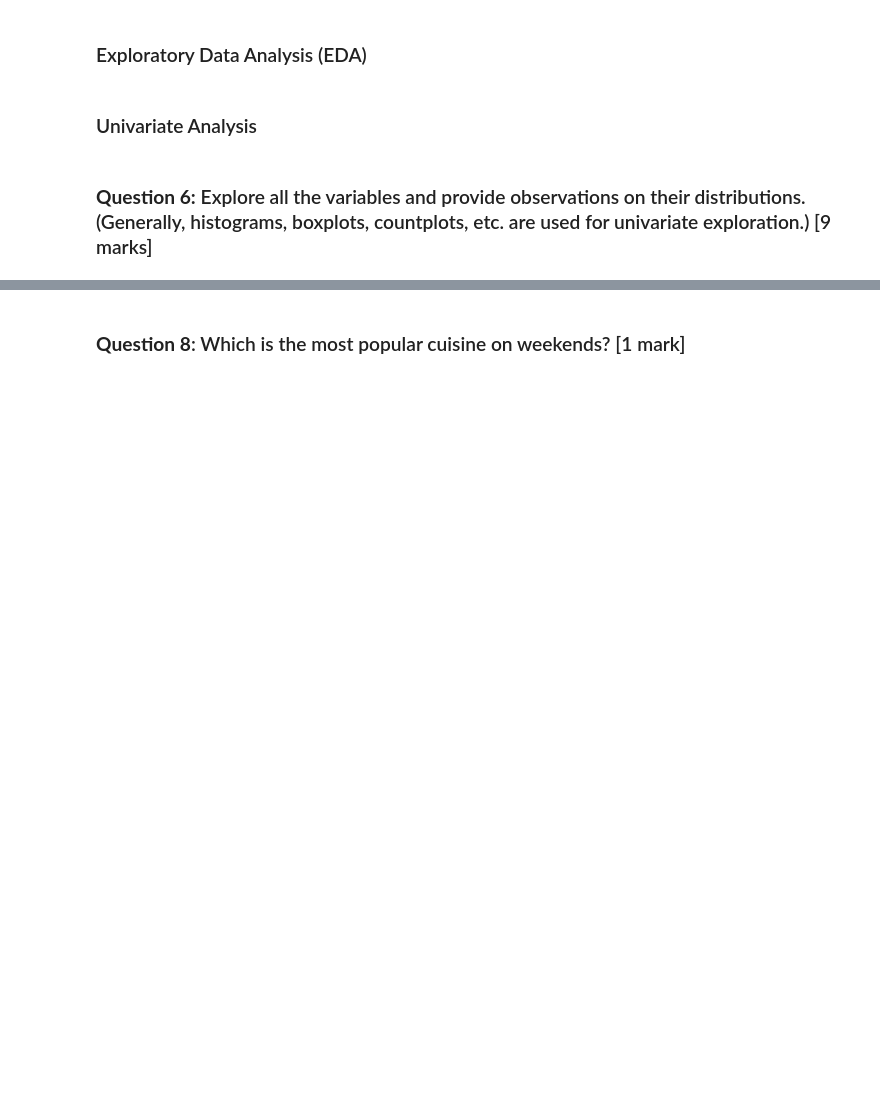
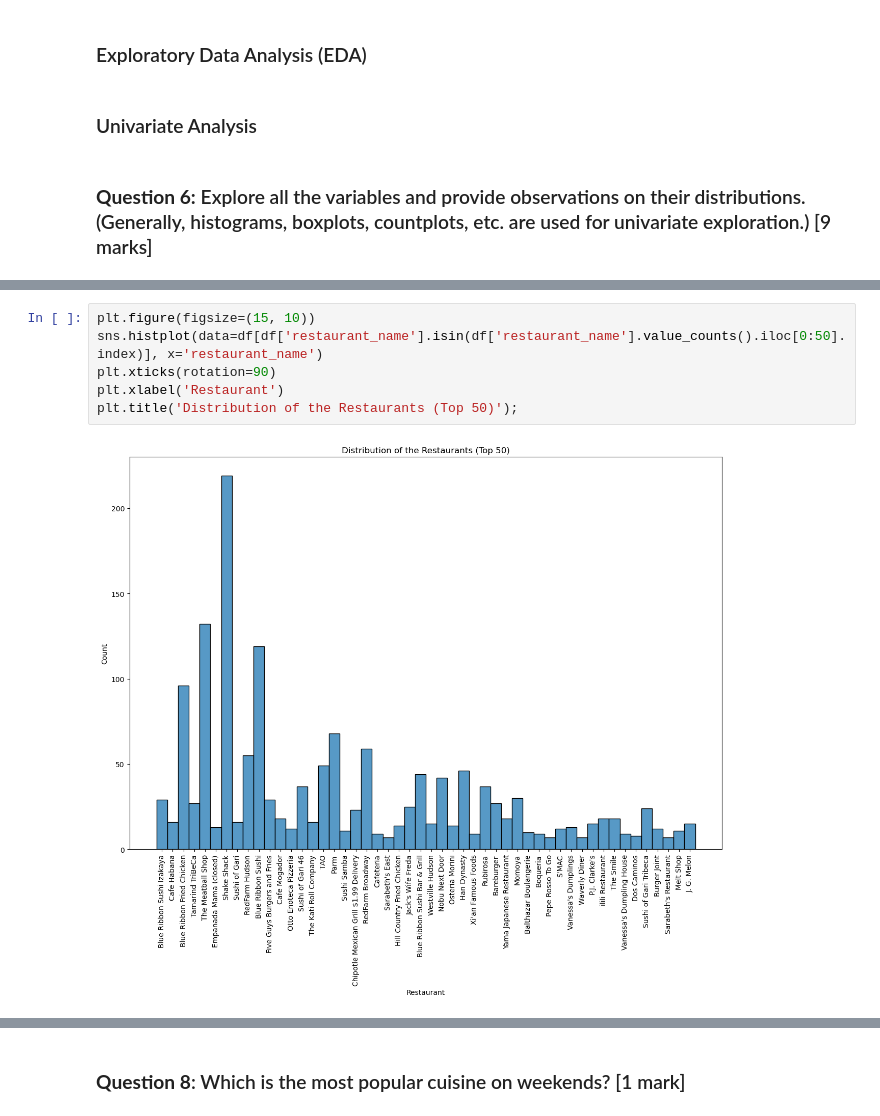
Before and after one commit to zypher-4/mit-adsp, a Jupyter notebook: Week 2/FDS_Project_LearnerNotebook_FullCode.ipynb, the cells around one changed output, grey strips where cells are left out. Saved outputs shown, nothing was run; the diff lists cells and outputs as text; blank space fills up the shorter version.

```diff
--- a/Week 2/FDS_Project_LearnerNotebook_FullCode.ipynb
+++ b/Week 2/FDS_Project_LearnerNotebook_FullCode.ipynb
@@ -130,0 +208,8 @@ Name: count, dtype: int64
+# %%
+plt.figure(figsize=(15, 10))
+sns.histplot(data=df[df['restaurant_name'].isin(df['restaurant_name'].value_counts().iloc[0:50].index)], x='restaurant_name')
+plt.xticks(rotation=90)
+plt.xlabel('Restaurant')
+plt.title('Distribution of the Restaurants (Top 50)');
+# %% [output]
+[figure, added]
```
Also changed, not shown: parts of 87 cells of this notebook.
